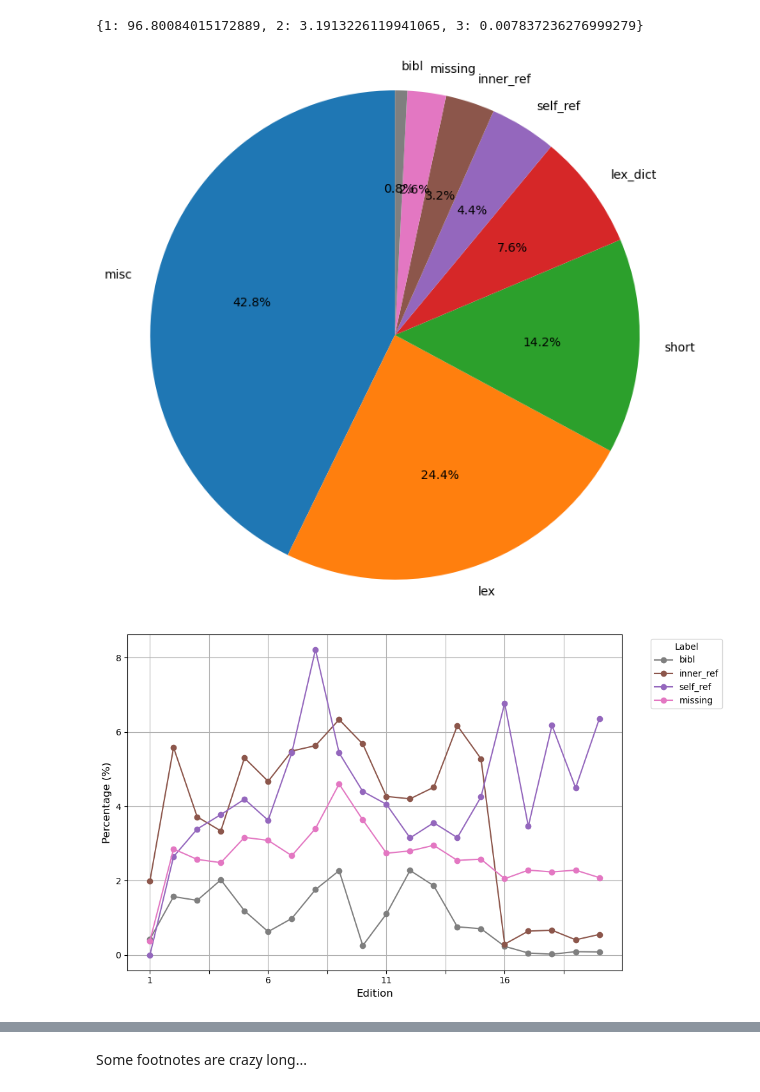
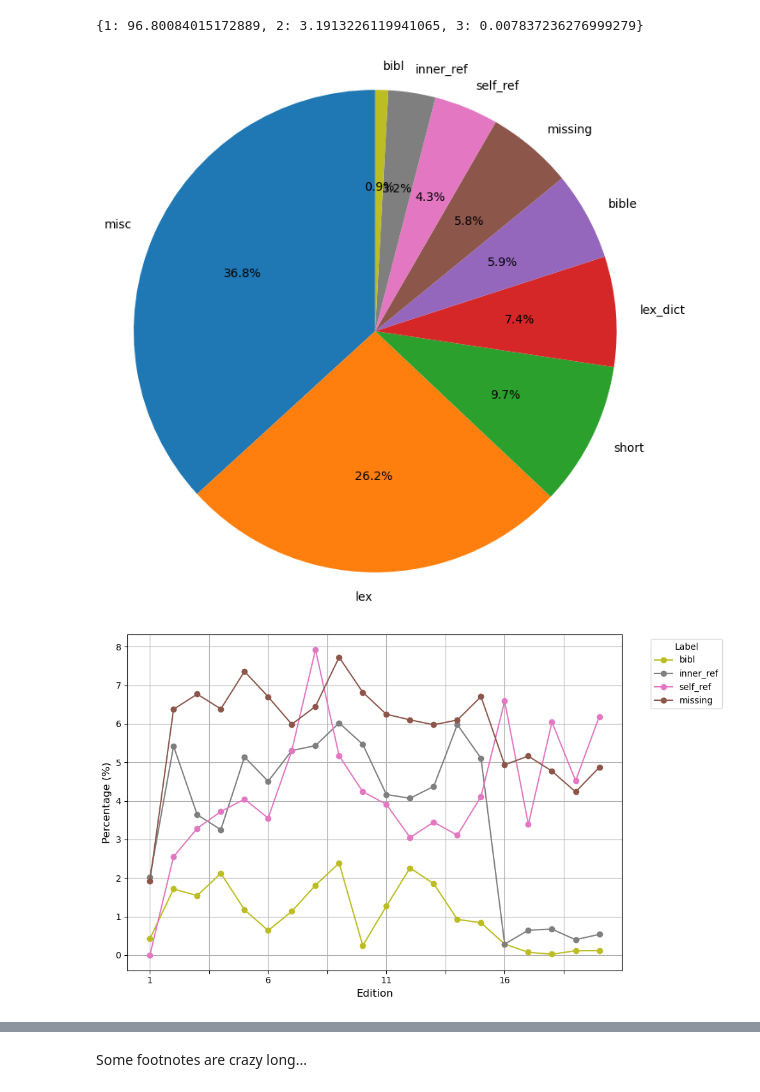
Before and after one commit to Boffl/BullingerDigitalLMFootnotes, a Jupyter notebook: data_analysis_and_preparation/prepare_data.ipynb, the cells around one changed output, grey strips where cells are left out. Saved outputs shown, nothing was run; the diff lists cells and outputs as text; code cells hidden in the pictures.

Commit message:
implement the new footnote classification, into the downsized_df !!! was careful to not change the sampling

```diff
--- a/data_analysis_and_preparation/prepare_data.ipynb
+++ b/data_analysis_and_preparation/prepare_data.ipynb
@@ -70,7 +72,7 @@ plt.ylabel('Frequency')
 plt.grid(True, axis="y", linestyle='--', alpha=0.6)
 
 # Show the plot
-if True:  # save
+if False:  # save
     plot_folder = os.path.abspath(r"/mnt/c/Users/nik_b/Documents/UZH/CL/Master_thesis_text/master-thesis/images/plots")
     # plot_folder = "../plots"
     plot_name = "fnsPerSentence.pdf"  # Camel casing for latex...
@@ -132,7 +134,7 @@ fig.savefig("../plots/fns_per_sentence_by_edition.svg", dpi=300, bbox_inches='ti
 
 
 
-if True:  # save
+if False:  # save
     plot_folder = os.path.abspath(r"/mnt/c/Users/nik_b/Documents/UZH/CL/Master_thesis_text/master-thesis/images/plots")
     # plot_folder = "../plots"
     plot_name = "fnsPerSentenceByEdition.pdf"
@@ -200,21 +202,21 @@ percentages
 percentage of number of labels:
 {1: 96.80084015172889, 2: 3.1913226119941065, 3: 0.007837236276999279}
 # %%
-fig, label_colors = plot_label_pie_chart(footnote_df)
+fig, label_colors = plot_label_pie_chart(footnote_df_new_classification)
 if True:  # save
     plot_folder = os.path.abspath(r"/mnt/c/Users/nik_b/Documents/UZH/CL/Master_thesis_text/master-thesis/images/plots")
     # plot_folder = "../plots"
     plot_name = "distrOfLabels.pdf"
     plt.savefig(os.path.join(plot_folder, plot_name), dpi=300, bbox_inches='tight',format='pdf')
 # %% [output]
-[figure, old version]
+[figure, new version]
 # %%
-fig = label_trends(footnote_df, label_colors, ["bibl", "inner_ref", "self_ref", "missing"])
+fig = label_trends(footnote_df_new_classification, label_colors, ["bibl", "inner_ref", "self_ref", "missing"])
 if True:  # save
     plot_folder = os.path.abspath(r"/mnt/c/Users/nik_b/Documents/UZH/CL/Master_thesis_text/master-thesis/images/plots")
     # plot_folder = "../plots"
     plot_name = "distrOfLabelsByEditionInfrequentLabels.pdf"
     plt.savefig(os.path.join(plot_folder, plot_name), dpi=300, bbox_inches='tight',format='pdf')
 # %% [output]
-[figure, old version]
+[figure, new version]
 # %%
```
Also changed, not shown: parts of 13 cells of this notebook.
